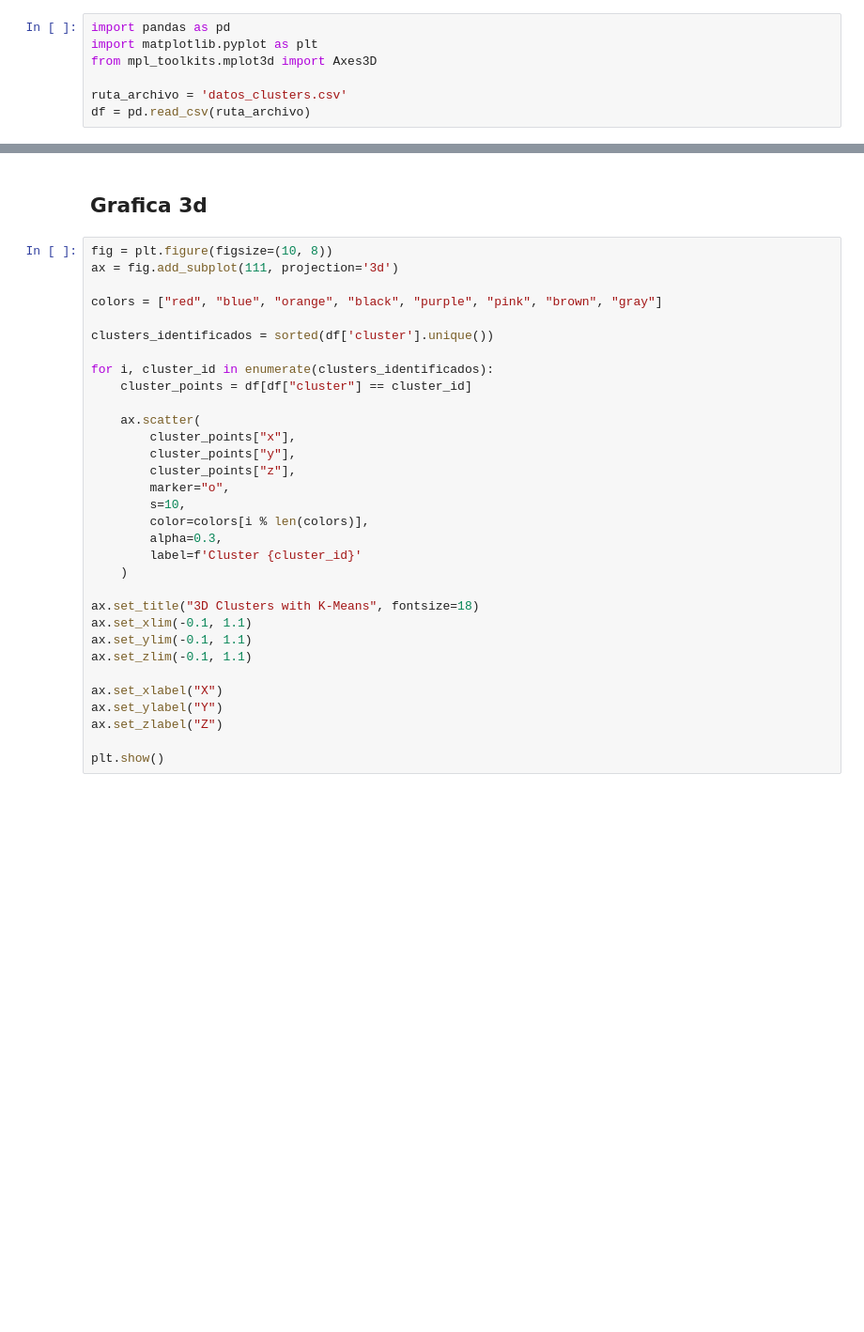
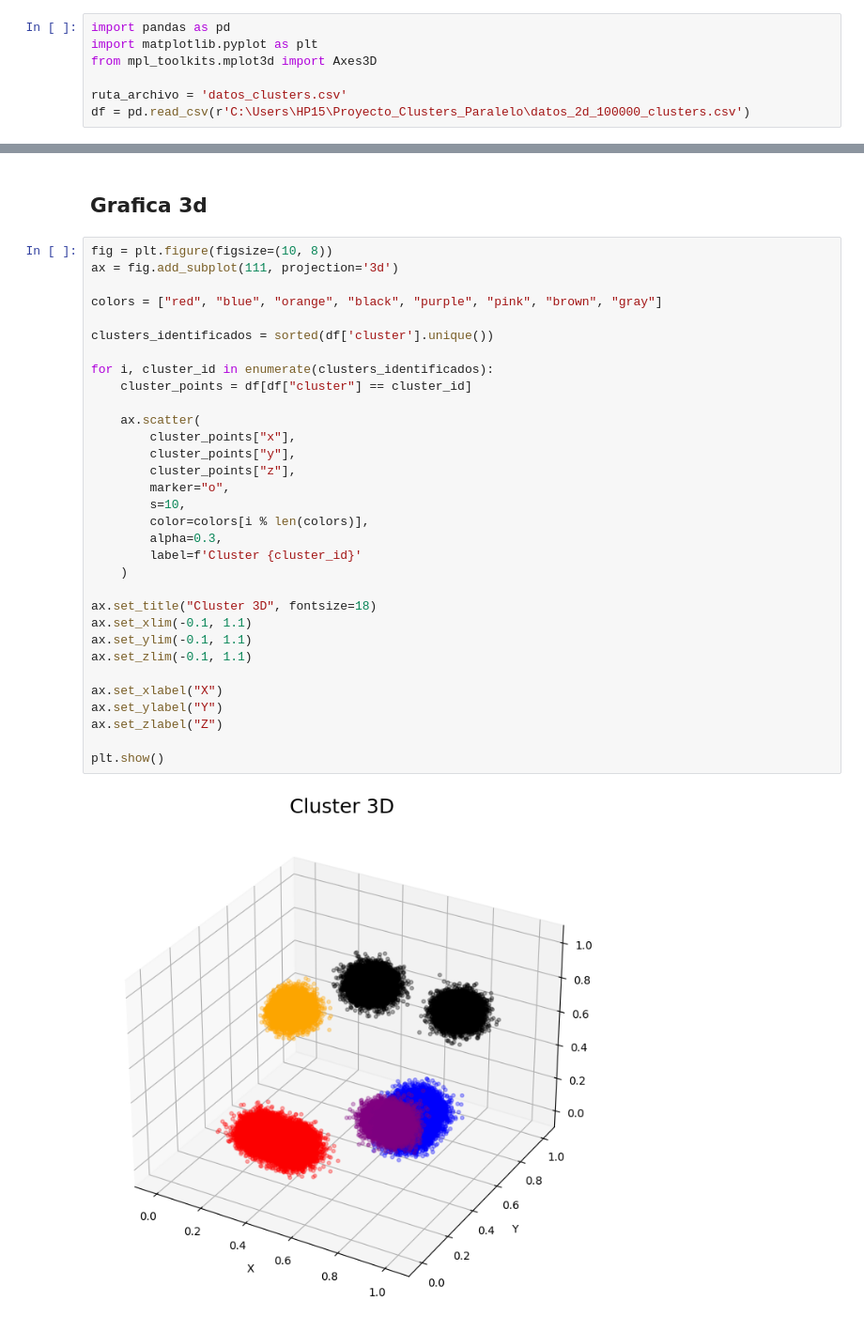
Before and after one commit to ekab-hub/Proyecto_Clusters_Paralelo, a Jupyter notebook: Graficador.ipynb, the cells around one changed output, grey strips where cells are left out. Shown at 94% size. Drawn from its saved outputs; the diff is of its cells as text; blank space fills up the shorter version.

```diff
--- a/Graficador.ipynb
+++ b/Graficador.ipynb
@@ -6,4 +6,4 @@ import matplotlib.pyplot as plt
 from mpl_toolkits.mplot3d import Axes3D
 
 ruta_archivo = 'datos_clusters.csv'
-df = pd.read_csv(ruta_archivo)
+df = pd.read_csv(r'C:\Users\HP15\Proyecto_Clusters_Paralelo\datos_2d_100000_clusters.csv')
@@ -15,31 +13,33 @@ FileNotFoundError: [Errno 2] No such file or directory: 'datos_clusters.csv'
 fig = plt.figure(figsize=(10, 8))
 ax = fig.add_subplot(111, projection='3d')
 
 colors = ["red", "blue", "orange", "black", "purple", "pink", "brown", "gray"]
 
 clusters_identificados = sorted(df['cluster'].unique())
 
 for i, cluster_id in enumerate(clusters_identificados):
     cluster_points = df[df["cluster"] == cluster_id]
 
     ax.scatter(
         cluster_points["x"],
         cluster_points["y"],
         cluster_points["z"],
         marker="o",
         s=10,
         color=colors[i % len(colors)],
         alpha=0.3,
         label=f'Cluster {cluster_id}'
     )
 
-ax.set_title("3D Clusters with K-Means", fontsize=18)
+ax.set_title("Cluster 3D", fontsize=18)
 ax.set_xlim(-0.1, 1.1)
 ax.set_ylim(-0.1, 1.1)
 ax.set_zlim(-0.1, 1.1)
 
 ax.set_xlabel("X")
 ax.set_ylabel("Y")
 ax.set_zlabel("Z")
 
 plt.show()
+# %% [output]
+[figure, added]
```
Also changed, not shown: parts of 1 cell of this notebook.
